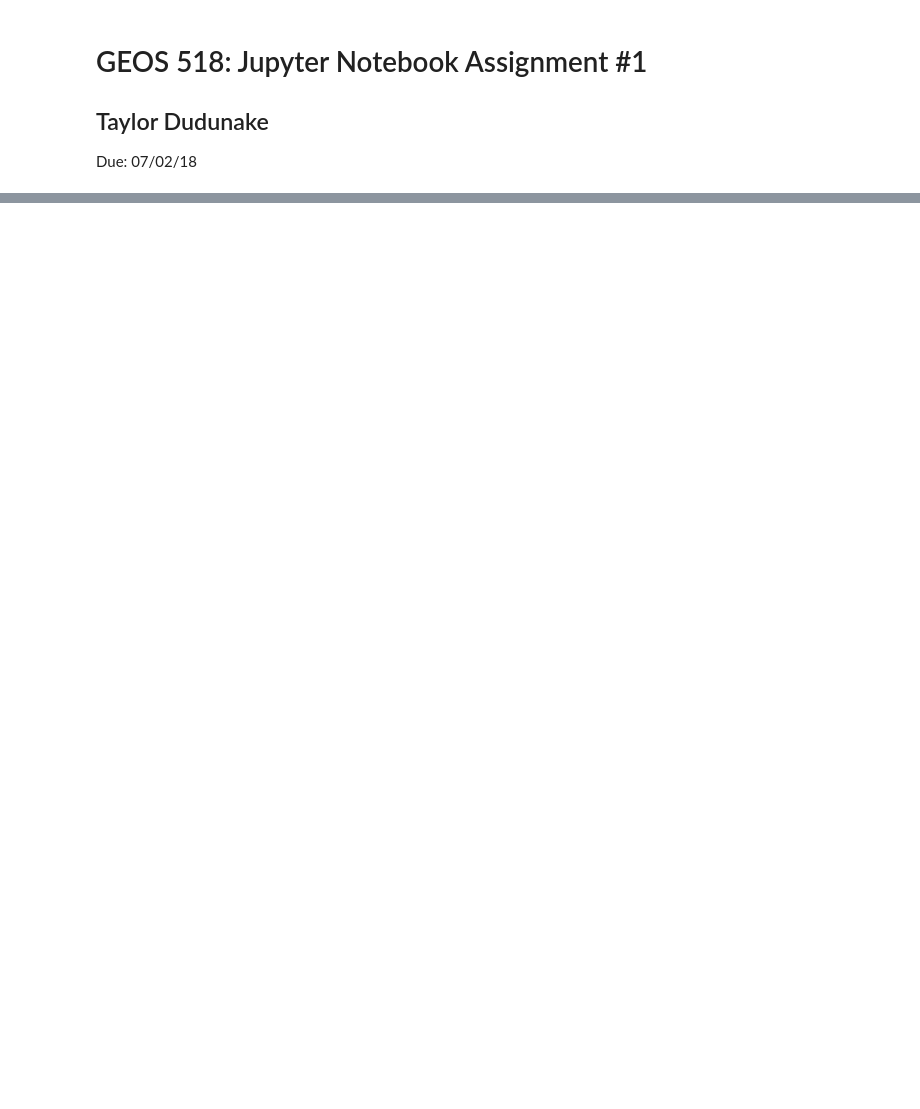
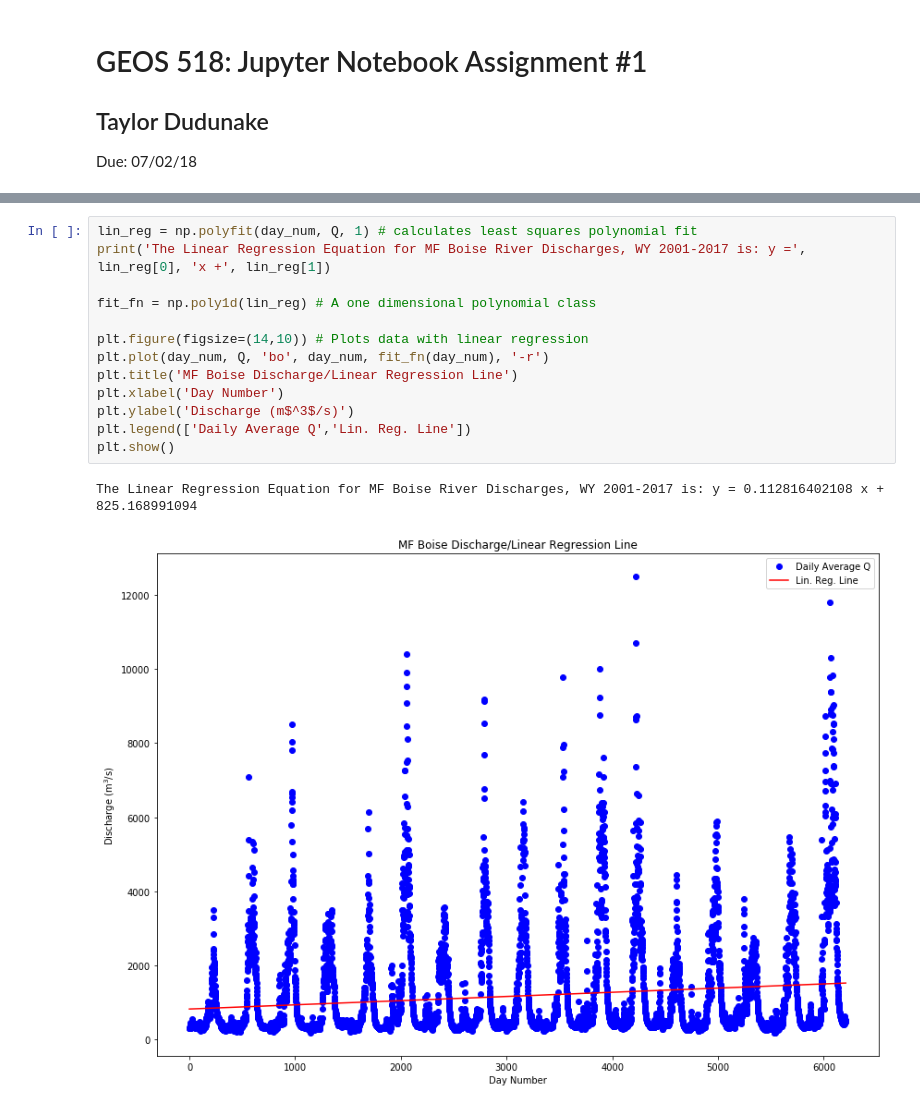
Before and after one commit to tdudunake/GEOS_518_GitHUB, a Jupyter notebook: Homework1/Jupiter Notebook Assignment 1.ipynb, the cells around one changed output, grey strips where cells are left out. Drawn from its saved outputs; the diff is of its cells as text; blank space fills up the shorter version.

```diff
--- a/Homework1/Jupiter Notebook Assignment 1.ipynb
+++ b/Homework1/Jupiter Notebook Assignment 1.ipynb
@@ -85,0 +124,16 @@ df.Q.var()
+# %%
+lin_reg = np.polyfit(day_num, Q, 1) # calculates least squares polynomial fit
+print('The Linear Regression Equation for MF Boise River Discharges, WY 2001-2017 is: y =', lin_reg[0], 'x +', lin_reg[1])
+
+fit_fn = np.poly1d(lin_reg) # A one dimensional polynomial class
+
+plt.figure(figsize=(14,10)) # Plots data with linear regression
+plt.plot(day_num, Q, 'bo', day_num, fit_fn(day_num), '-r')
+plt.title('MF Boise Discharge/Linear Regression Line')
+plt.xlabel('Day Number')
+plt.ylabel('Discharge (m$^3$/s)')
+plt.legend(['Daily Average Q','Lin. Reg. Line'])
+plt.show()
+# %% [output]
+The Linear Regression Equation for MF Boise River Discharges, WY 2001-2017 is: y = 0.112816402108 x + 825.168991094
+[figure, added]
```
Also changed, not shown: parts of 30 cells of this notebook, 1 other file.
